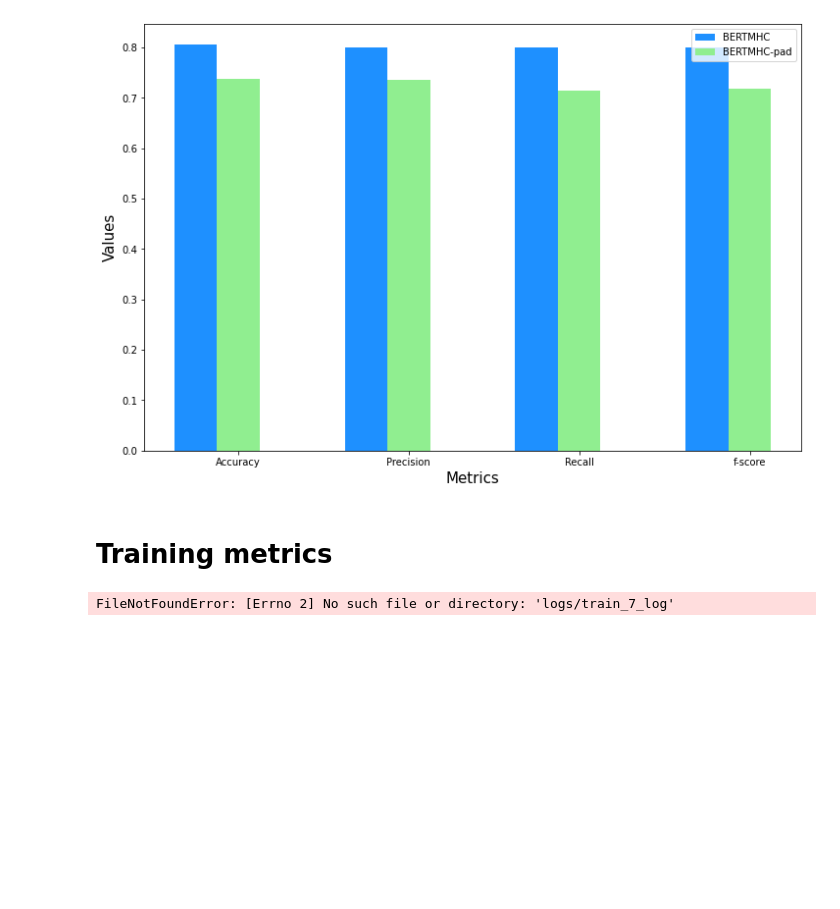
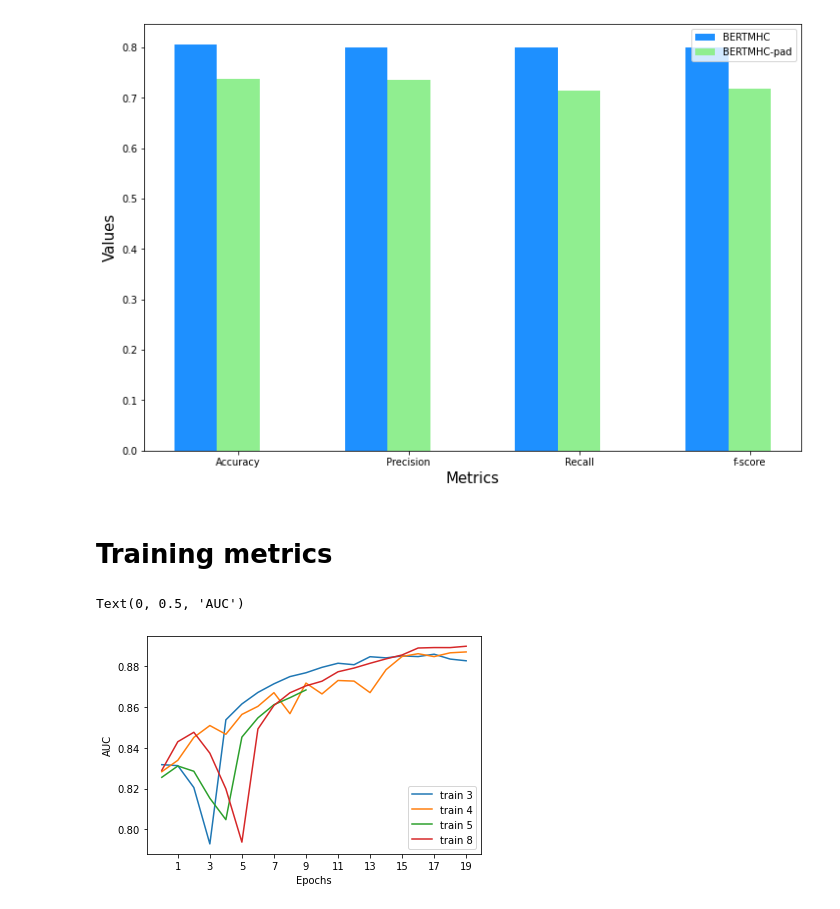
Before and after one commit to arceda/neoantigen, a Jupyter notebook: BERTMHC/bertmhc/dataloader.ipynb, the cells around one changed output. Cells and saved outputs as stored; diff of their text form; code cells hidden in the pictures; blank space fills up the shorter version.

```diff
--- a/BERTMHC/bertmhc/dataloader.ipynb
+++ b/BERTMHC/bertmhc/dataloader.ipynb
@@ -668,25 +673,32 @@ plt.savefig('metrics_comparison.png', dpi=300)
 # %%
 import re
 import matplotlib.pyplot as plt
 
 def read_metrics_from_log(filename):
     file = open("logs/"+ filename)
     logs = file.read()
 
     p = p = re.compile("\'val_auc\': (.*)\'val_ap\'")
     lst = re.findall(p, logs)
 
     train_auc = [ float(e.replace(", ", ""))  for e in lst ]
     return train_auc
 
 train_3_auc = read_metrics_from_log("train_3_log")
 train_5_auc = read_metrics_from_log("train_5_log")
 train_6_auc = read_metrics_from_log("train_6_log")
-train_7_auc = read_metrics_from_log("train_7_log")
+train_8_auc = read_metrics_from_log("train_8_log")
 
-plt.plot(range(len(train_3_auc)),train_3_auc)
-plt.plot(range(len(train_5_auc)),train_5_auc)
-plt.plot(range(len(train_6_auc)),train_6_auc)
-plt.plot(range(len(train_7_auc)),train_7_auc, label="train 7")
+plt.plot(range(len(train_3_auc)),train_3_auc, label="train 3")
+plt.plot(range(len(train_5_auc)),train_5_auc, label="train 4")
+plt.plot(range(len(train_6_auc)),train_6_auc, label="train 5")
+plt.plot(range(len(train_8_auc)),train_8_auc, label="train 8")
+
+plt.xticks(range(1,len(train_3_auc), 2))
+
+plt.legend(loc ="lower right")
+plt.xlabel("Epochs")
+plt.ylabel("AUC")
 # %% [output]
-FileNotFoundError: [Errno 2] No such file or directory: 'logs/train_7_log'
+Text(0, 0.5, 'AUC')
+[figure, added]
```
Also changed, not shown: parts of 1 cell of this notebook.
